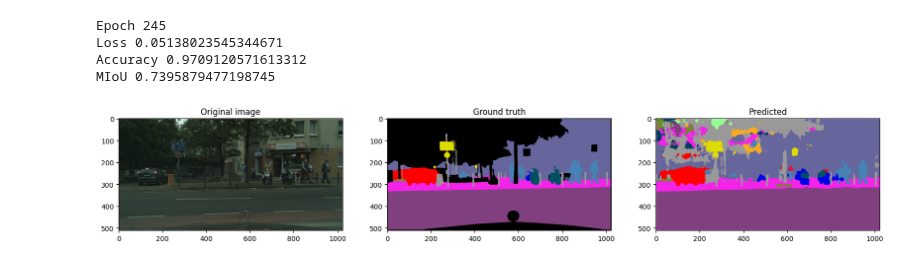
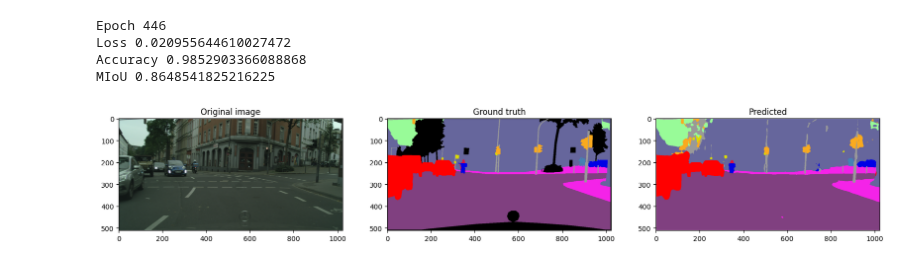
Before and after one commit to lucauhl/Semantic-Segmentation-Traffic-Scenes, a Jupyter notebook: inference_example.ipynb, the cells around one changed output. Drawn from its saved outputs; the diff is of its cells as text; code cells hidden in the pictures.

```diff
--- a/inference_example.ipynb
+++ b/inference_example.ipynb
@@ -57,7 +57,7 @@ def label_to_color(label):
     color_image[mask] = [0, 0, 0]
     return color_image
 # %%
-checkpoint = torch.load("./checkpoints/deeplab_cityscapes_3244313/best_deeplab_cityscapes_3244313.pth", weights_only=False)
+checkpoint = torch.load("./checkpoints/deeplab_cityscapes_3244895/best_deeplab_cityscapes_3244895.pth", weights_only=False)
 print(f"Epoch {checkpoint['epoch']}")
 print(f"Loss {checkpoint['train_loss']}")
 print(f"Accuracy {checkpoint['train_acc']}")
@@ -85,36 +85,36 @@ data_dir = Path("./data/cityscapes_intersections_heading/fine_intersections_3")
 image_dir = data_dir / "leftImg8bit_trainvaltest/leftImg8bit"
 label_dir = data_dir / "gtFine_trainvaltest/gtFine"
 
 # Initialize datasets
 train_dataset = CityscapesDataset(image_dir, label_dir, split="train", image_transform=image_transform, label_transform=label_transform)
 val_dataset = CityscapesDataset(image_dir, label_dir, split="val", image_transform=image_transform, label_transform=label_transform)
 
 model = DeepLabV3Plus(num_classes=18)
 model = model.to(device)
 model.load_state_dict(checkpoint["model_state_dict"])
 model.eval()
 
 fig, axes = plt.subplots(1, 3, figsize=(20, 10))
 
 with torch.no_grad():
-    image, label = train_dataset[150]
+    image, label = train_dataset[2]
     image = image.unsqueeze(0)
     image = image.to(device)
 
     prediction = model(image)
     prediction = prediction.squeeze(0)
     predicted = torch.argmax(prediction, dim=0).cpu().numpy()
 
     axes[0].imshow(image.squeeze(0).cpu().permute(1, 2, 0))
     axes[0].set_title("Original image")
     axes[1].imshow(label_to_color(label))
     axes[1].set_title("Ground truth")
     axes[2].imshow(label_to_color(predicted))
     axes[2].set_title("Predicted")
     plt.show()
 # %% [output]
-Epoch 245
-Loss 0.05138023545344671
-Accuracy 0.9709120571613312
-MIoU 0.7395879477198745
+Epoch 446
+Loss 0.020955644610027472
+Accuracy 0.9852903366088868
+MIoU 0.8648541825216225
-[figure, old version]
+[figure, new version]
```
Also changed, not shown: 1 other file.
